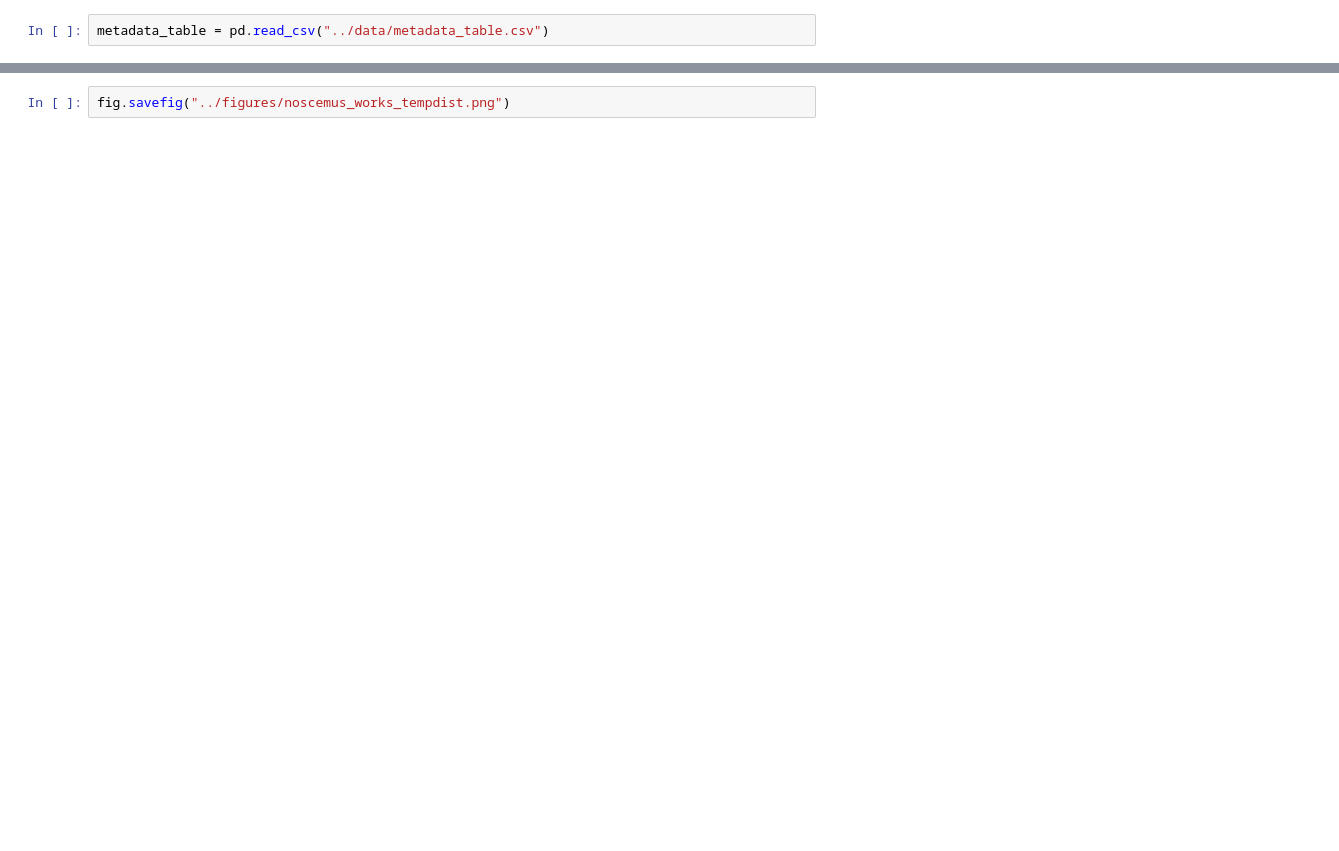
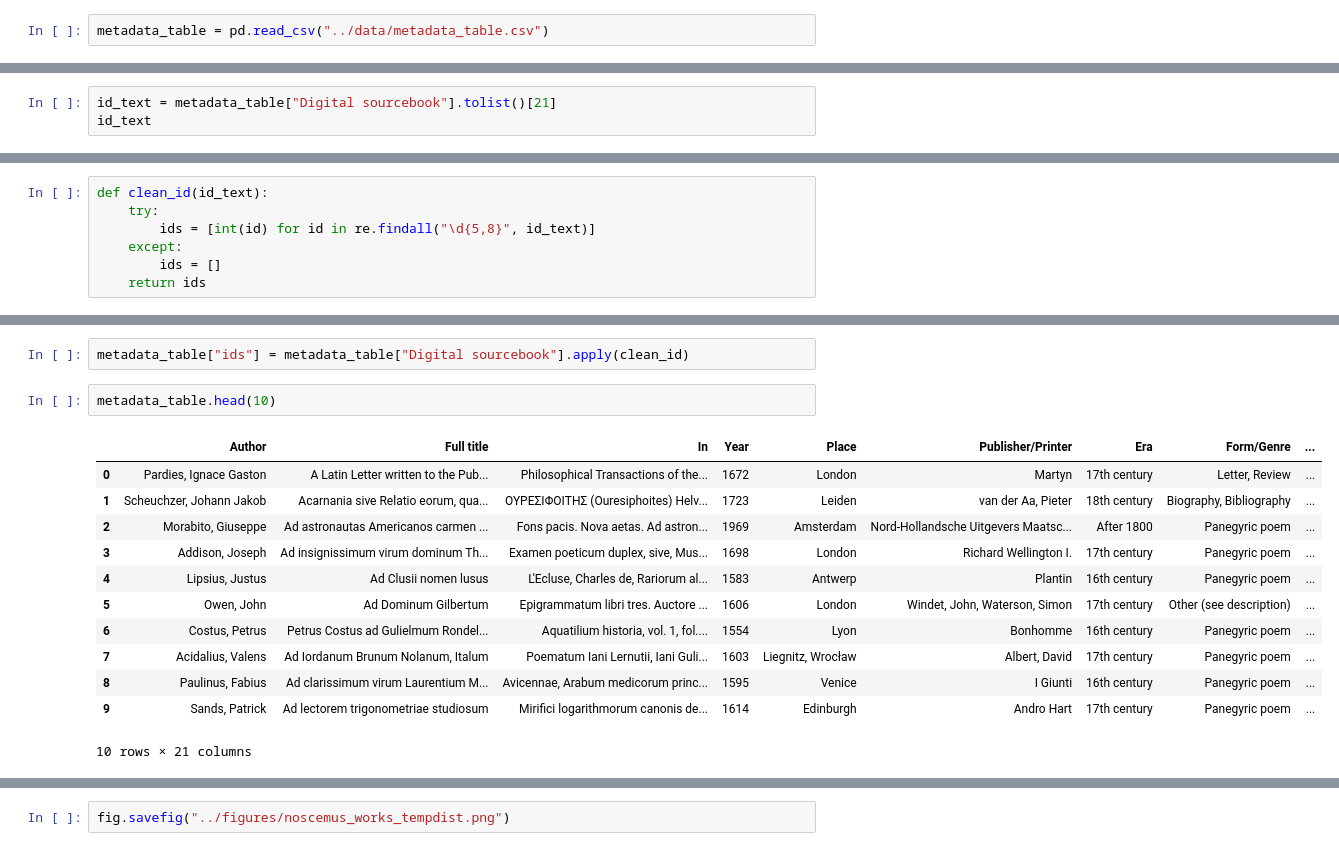
Before and after one commit to CCS-ZCU/noscemus_ETF, a Jupyter notebook: scripts/3_spacy-text-explorations.ipynb, the cells around one changed output, grey strips where cells are left out. Cells and saved outputs as stored; diff of their text form; blank space fills up the shorter version.

```diff
--- a/scripts/3_spacy-text-explorations.ipynb
+++ b/scripts/3_spacy-text-explorations.ipynb
@@ -56,0 +72,3 @@ ids_filenames_df["year"] = ids_filenames_df["filenames_list"].apply(get_year)
+# %%
+id_text = metadata_table["Digital sourcebook"].tolist()[21]
+id_text
@@ -56,0 +77,7 @@ ids_filenames_df["year"] = ids_filenames_df["filenames_list"].apply(get_year)
+# %%
+def clean_id(id_text):
+    try:
+        ids = [int(id) for id in re.findall("\d{5,8}", id_text)]
+    except:
+        ids = []
+    return ids
@@ -56,0 +97,17 @@ ids_filenames_df["year"] = ids_filenames_df["filenames_list"].apply(get_year)
+# %%
+metadata_table["ids"] = metadata_table["Digital sourcebook"].apply(clean_id)
+# %%
+metadata_table.head(10)
+# %% [output]
+|  | Author | Full title | In | Year | Place | Publisher/Printer | Era | Form/Genre | ... |
+| 0 | Pardies, Ignace Gaston | A Latin Letter written to the Pub... | Philosophical Transactions of the... | 1672 | London | Martyn | 17th century | Letter, Review | ... |
+| 1 | Scheuchzer, Johann Jakob | Acarnania sive Relatio eorum, qua... | ΟΥΡΕΣΙΦΟΙΤΗΣ (Ouresiphoites) Helv... | 1723 | Leiden | van der Aa, Pieter | 18th century | Biography, Bibliography | ... |
+| 2 | Morabito, Giuseppe | Ad astronautas Americanos carmen ... | Fons pacis. Nova aetas. Ad astron... | 1969 | Amsterdam | Nord-Hollandsche Uitgevers Maatsc... | After 1800 | Panegyric poem | ... |
+| 3 | Addison, Joseph | Ad insignissimum virum dominum Th... | Examen poeticum duplex, sive, Mus... | 1698 | London | Richard Wellington I. | 17th century | Panegyric poem | ... |
+| 4 | Lipsius, Justus | Ad Clusii nomen lusus | L'Ecluse, Charles de, Rariorum al... | 1583 | Antwerp | Plantin | 16th century | Panegyric poem | ... |
+| 5 | Owen, John | Ad Dominum Gilbertum | Epigrammatum libri tres. Auctore ... | 1606 | London | Windet, John, Waterson, Simon | 17th century | Other (see description) | ... |
+| 6 | Costus, Petrus | Petrus Costus ad Gulielmum Rondel... | Aquatilium historia, vol. 1, fol.... | 1554 | Lyon | Bonhomme | 16th century | Panegyric poem | ... |
+| 7 | Acidalius, Valens | Ad Iordanum Brunum Nolanum, Italum | Poematum Iani Lernutii, Iani Guli... | 1603 | Liegnitz, Wrocław | Albert, David | 17th century | Panegyric poem | ... |
+| 8 | Paulinus, Fabius | Ad clarissimum virum Laurentium M... | Avicennae, Arabum medicorum princ... | 1595 | Venice | I Giunti | 16th century | Panegyric poem | ... |
+| 9 | Sands, Patrick | Ad lectorem trigonometriae studiosum | Mirifici logarithmorum canonis de... | 1614 | Edinburgh | Andro Hart | 17th century | Panegyric poem | ... |
+10 rows × 21 columns
```
Also changed, not shown: parts of 25 cells of this notebook, 4 other files.
